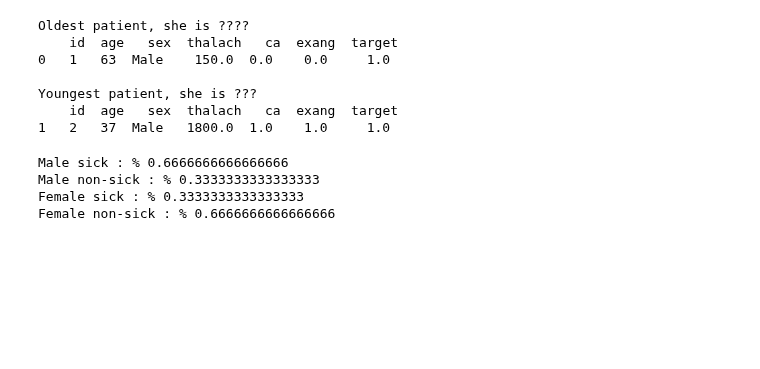
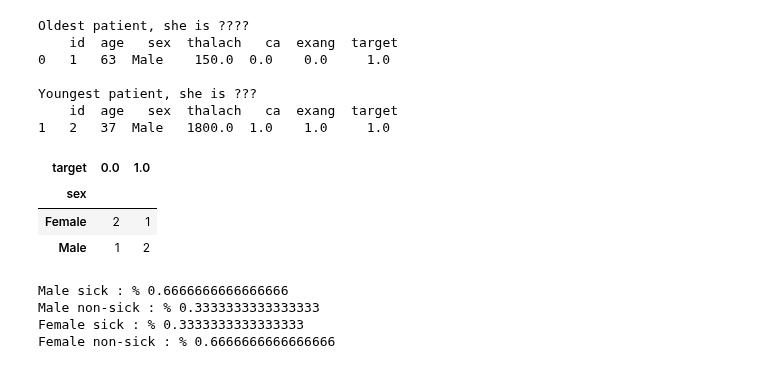
Before and after one commit to abdullahcayde/DataEngineerBootCamp, a Jupyter notebook: Test_2_Python_101.ipynb, the cells around one changed output. Drawn from its saved outputs; the diff is of its cells as text; code cells hidden in the pictures; blank space fills up the shorter version.

```diff
--- a/Test_2_Python_101.ipynb
+++ b/Test_2_Python_101.ipynb
@@ -59,6 +59,13 @@ Oldest patient, she is ????
 Youngest patient, she is ???
     id  age   sex  thalach   ca  exang  target
 1   2   37  Male   1800.0  1.0    1.0     1.0
+# %%
+pd.crosstab(df.sex,df.target)
+# %% [output]
+| target | 0.0 | 1.0 |
+| sex |  |  |
+| Female | 2 | 1 |
+| Male | 1 | 2 |
 # %%
 df_male = df.loc[(df.sex == 'Male')]
 df_female = df.loc[(df.sex == 'Female')]
```
Also changed, not shown: parts of 5 cells of this notebook, 15 other files.
